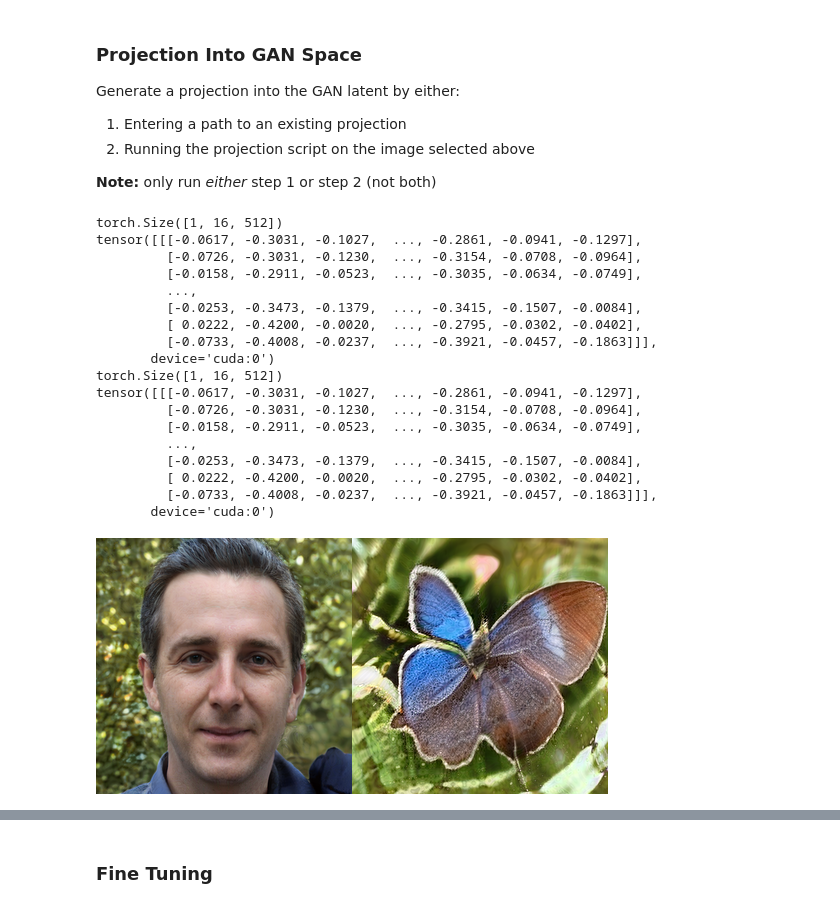
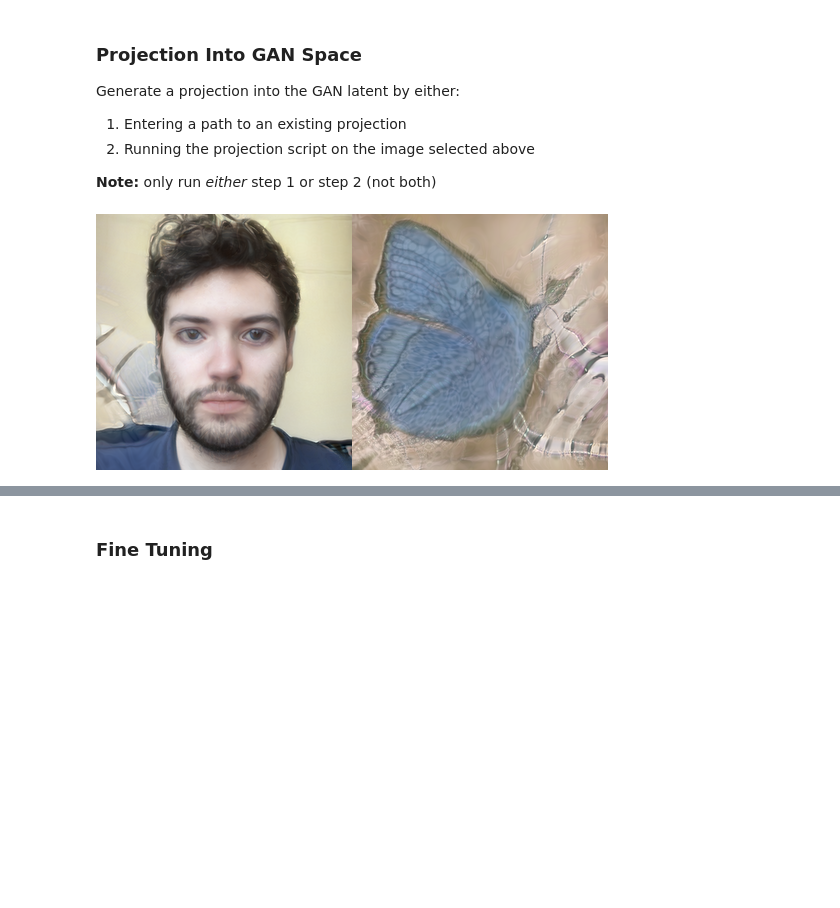
Before and after one commit to adamdavidcole/stylegan3-fun-blend, a Jupyter notebook: blend.ipynb, the cells around one changed output, grey strips where cells are left out. Cells and saved outputs as stored; diff of their text form; code cells hidden in the pictures; blank space fills up the shorter version.

```diff
--- a/blend.ipynb
+++ b/blend.ipynb
@@ -595,33 +615,15 @@ Generate a projection into the GAN latent by either:
 **Note:** only run *either* step 1 or step 2 (not both)
 # %%
 #@title EITHER: Select a path to an existing projection {run: "auto"}
-projected_w_path = "/content/w_synth_10.npy" #@param {type: "string"}
+projected_w_path = "/content/w_synth_5000.npy" #@param {type: "string"}
 
 if projected_w_path:
   im1 = synthesize_img_from_w_path(G, projected_w_path)
   im2 = synthesize_img_from_w_path(G_tuned, projected_w_path)
   im = add_imgs([im1, im2])
   display(im)
 # %% [output]
-torch.Size([1, 16, 512])
-tensor([[[-0.0617, -0.3031, -0.1027,  ..., -0.2861, -0.0941, -0.1297],
-         [-0.0726, -0.3031, -0.1230,  ..., -0.3154, -0.0708, -0.0964],
-         [-0.0158, -0.2911, -0.0523,  ..., -0.3035, -0.0634, -0.0749],
-         ...,
-         [-0.0253, -0.3473, -0.1379,  ..., -0.3415, -0.1507, -0.0084],
-         [ 0.0222, -0.4200, -0.0020,  ..., -0.2795, -0.0302, -0.0402],
-         [-0.0733, -0.4008, -0.0237,  ..., -0.3921, -0.0457, -0.1863]]],
-       device='cuda:0')
-torch.Size([1, 16, 512])
-tensor([[[-0.0617, -0.3031, -0.1027,  ..., -0.2861, -0.0941, -0.1297],
-         [-0.0726, -0.3031, -0.1230,  ..., -0.3154, -0.0708, -0.0964],
-         [-0.0158, -0.2911, -0.0523,  ..., -0.3035, -0.0634, -0.0749],
-         ...,
-         [-0.0253, -0.3473, -0.1379,  ..., -0.3415, -0.1507, -0.0084],
-         [ 0.0222, -0.4200, -0.0020,  ..., -0.2795, -0.0302, -0.0402],
-         [-0.0733, -0.4008, -0.0237,  ..., -0.3921, -0.0457, -0.1863]]],
-       device='cuda:0')
-[figure, old version]
+[figure, new version]
 # %%
 #@title OR: Create a new projection from selected photo
 #@markdown (This process can take over 10 minuets )
```
Also changed, not shown: parts of 11 cells of this notebook.
